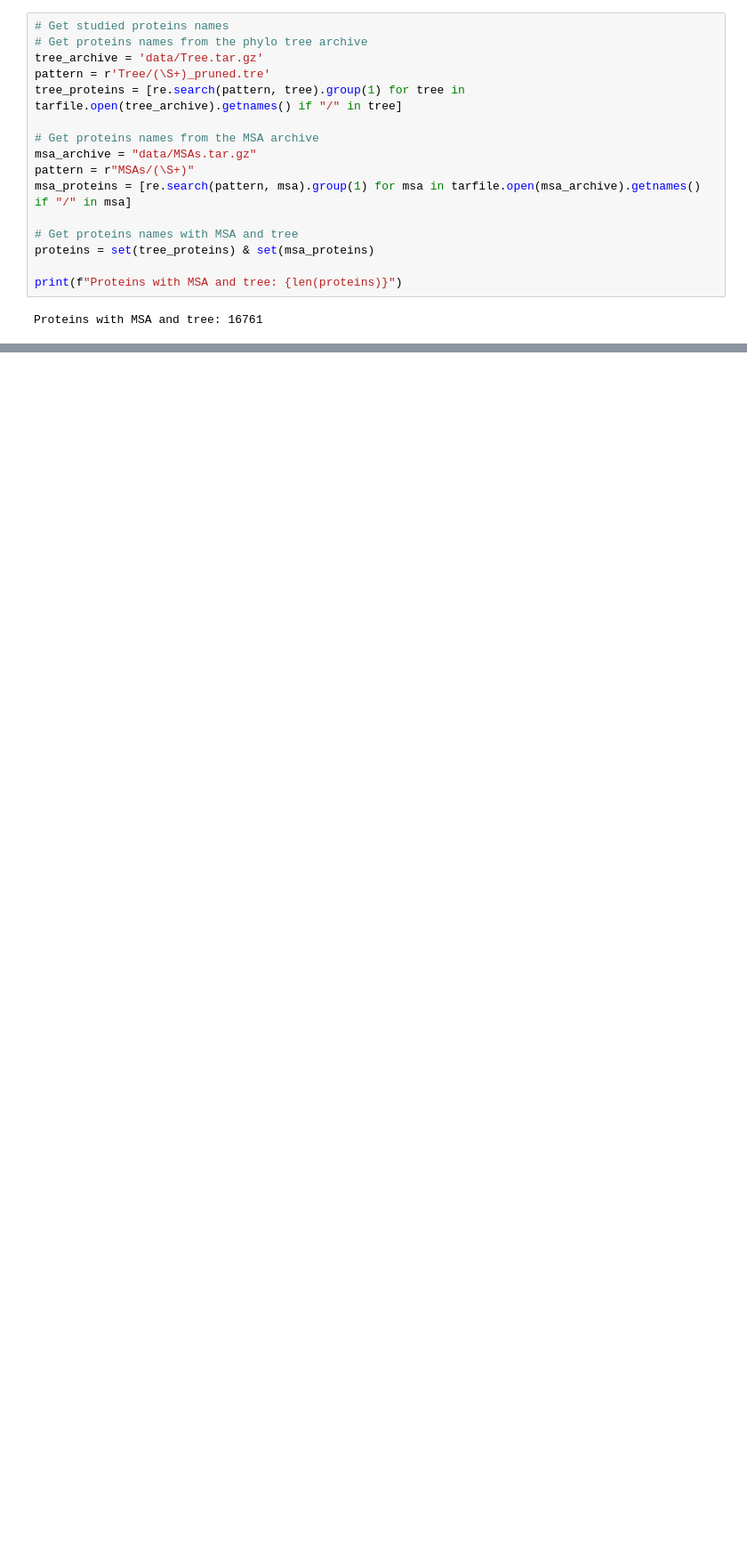
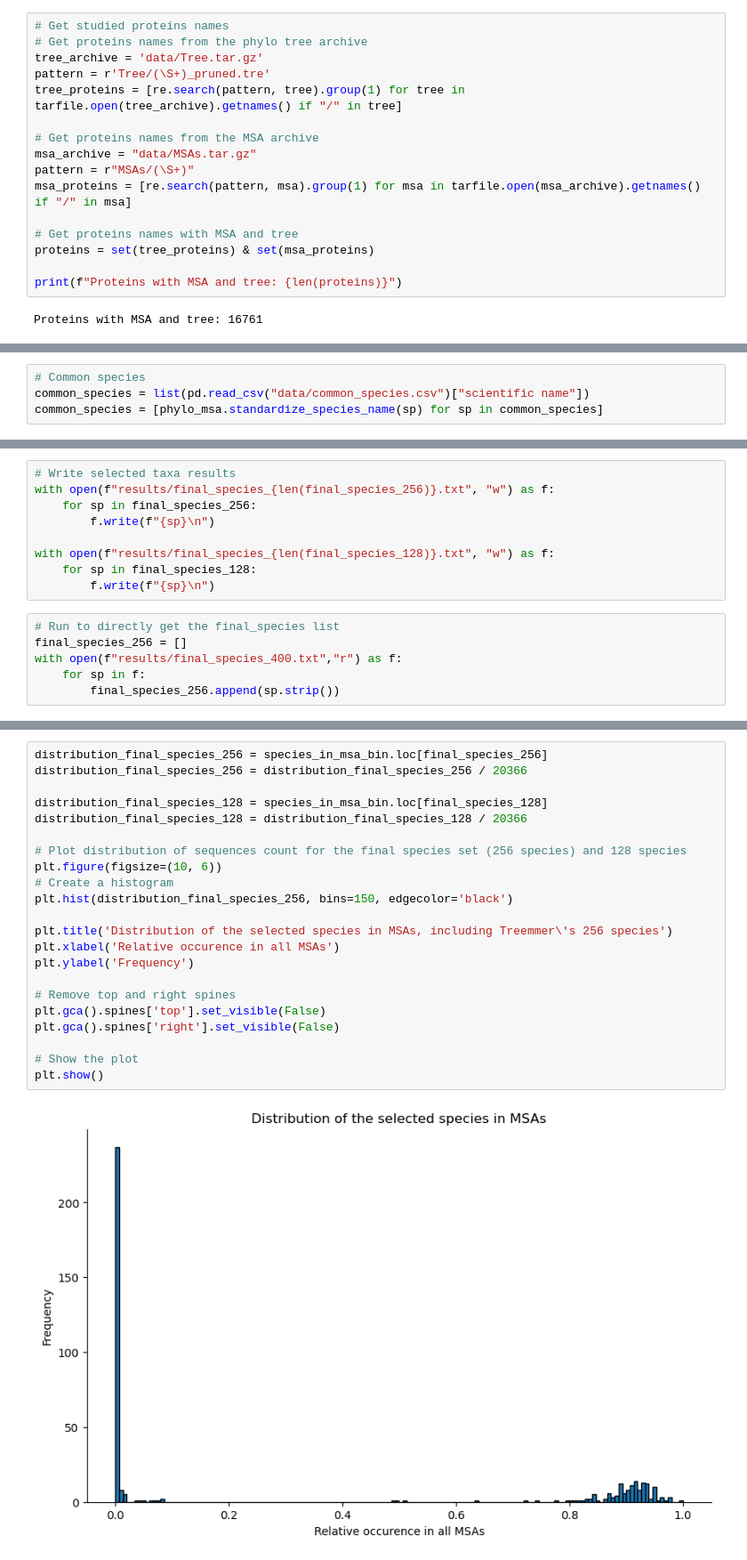
Before and after one commit to jaudemard/phylo-msa-transformers, a Jupyter notebook: phylo-msa.ipynb, the cells around one changed output, grey strips where cells are left out. Shown at 89% size. Cells and saved outputs as stored; diff of their text form; blank space fills up the shorter version.

```diff
--- a/phylo-msa.ipynb
+++ b/phylo-msa.ipynb
@@ -196,0 +197,4 @@ msa
+# %%
+# Common species
+common_species = list(pd.read_csv("data/common_species.csv")["scientific name"])
+common_species = [phylo_msa.standardize_species_name(sp) for sp in common_species]
@@ -196,0 +213,15 @@ msa
+# %%
+# Write selected taxa results
+with open(f"results/final_species_{len(final_species_256)}.txt", "w") as f:
+    for sp in final_species_256:
+        f.write(f"{sp}\n")
+
+with open(f"results/final_species_{len(final_species_128)}.txt", "w") as f:
+    for sp in final_species_128:
+        f.write(f"{sp}\n")
+# %%
+# Run to directly get the final_species list
+final_species_256 = []
+with open(f"results/final_species_400.txt","r") as f:
+    for sp in f:
+        final_species_256.append(sp.strip())
@@ -196,0 +230,24 @@ msa
+# %%
+distribution_final_species_256 = species_in_msa_bin.loc[final_species_256]
+distribution_final_species_256 = distribution_final_species_256 / 20366
+
+distribution_final_species_128 = species_in_msa_bin.loc[final_species_128]
+distribution_final_species_128 = distribution_final_species_128 / 20366
+
+# Plot distribution of sequences count for the final species set (256 species) and 128 species
+plt.figure(figsize=(10, 6))
+# Create a histogram
+plt.hist(distribution_final_species_256, bins=150, edgecolor='black')
+
+plt.title('Distribution of the selected species in MSAs, including Treemmer\'s 256 species')
+plt.xlabel('Relative occurence in all MSAs')
+plt.ylabel('Frequency')
+
+# Remove top and right spines
+plt.gca().spines['top'].set_visible(False)
+plt.gca().spines['right'].set_visible(False)
+
+# Show the plot
+plt.show()
+# %% [output]
+[figure, added]
```
Also changed, not shown: parts of 36 cells of this notebook.
